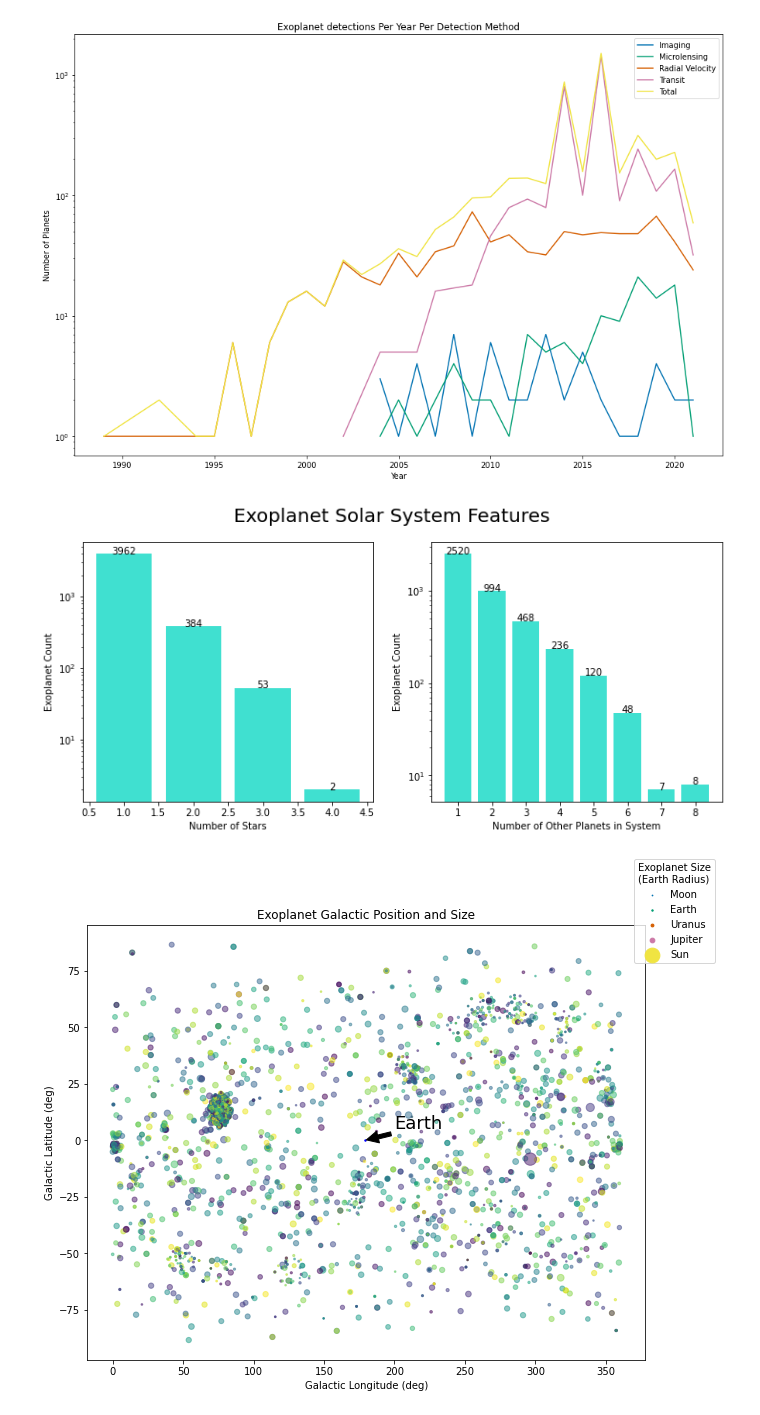
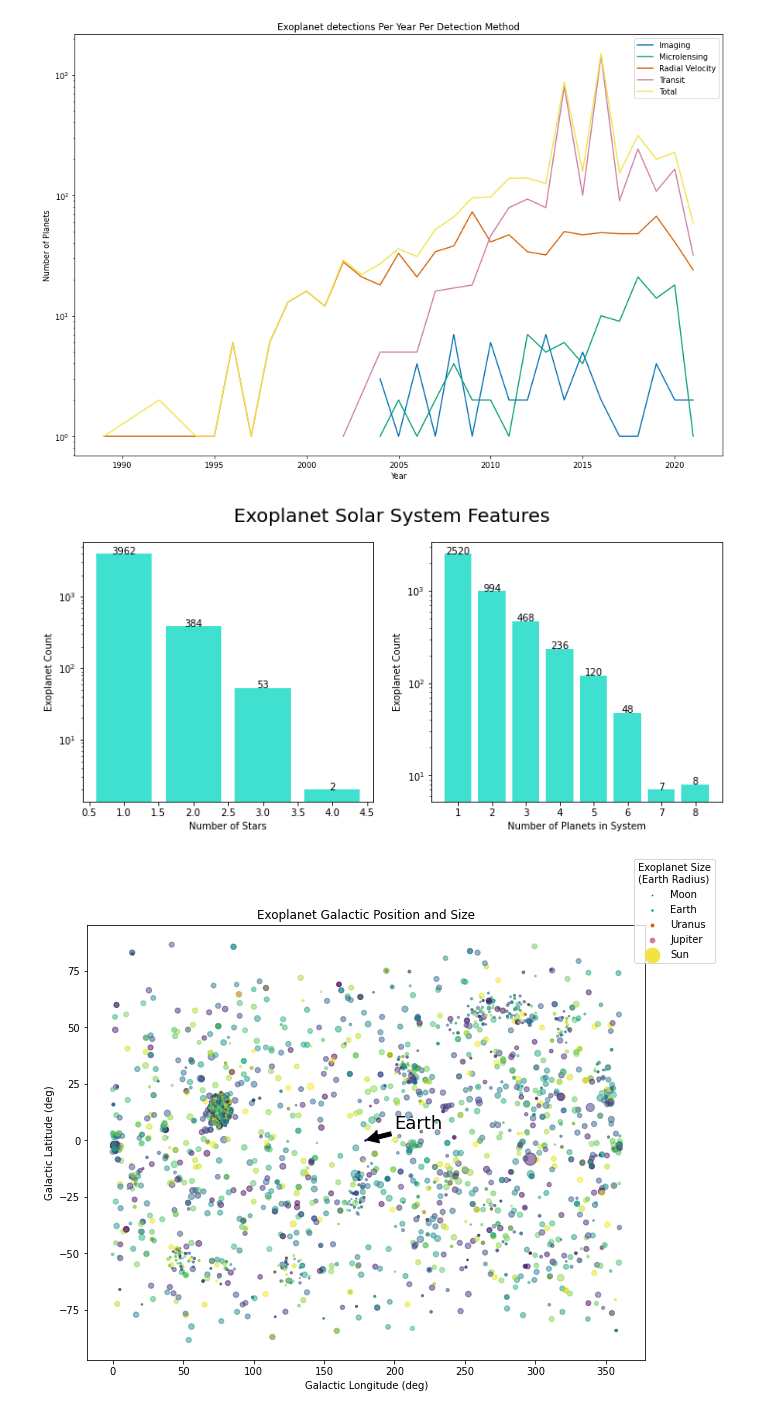
Before and after one commit to jstodd867/unearthing-other-worlds, a Jupyter notebook: notebooks/EDA.ipynb, the cells around one changed output. Cells and saved outputs as stored; diff of their text form; code cells hidden in the pictures.

```diff
--- a/notebooks/EDA.ipynb
+++ b/notebooks/EDA.ipynb
@@ -120,17 +120,17 @@ Text(0, 0.5, 'Number of Planets')
 # %%
 # Create bar plots of exoplanet host solar system features
 
 ylabel = 'Exoplanet Count' # define common y label for both features
 
 fig, axs = plt.subplots(1,2,figsize = (12,5))
 fig.suptitle('Exoplanet Solar System Features', fontsize = 20)
 plots.feature_bar_plot(axs[0], planet_data['sy_snum'], 'v', ' ', "Number of Stars", ylabel, sort=True)
 axs[0].set_yscale('log')
 
-plots.feature_bar_plot(axs[1], planet_data['sy_pnum'], 'v', ' ', 'Number of Other Planets in System', ylabel, sort=True)
+plots.feature_bar_plot(axs[1], planet_data['sy_pnum'], 'v', ' ', 'Number of Planets in System', ylabel, sort=True)
 axs[1].set_yscale('log')
 # %% [output]
-[figure, old version]
+[figure, new version]
 # %%
 # Plot lat, long, size scaled to planet radius
 fig,ax3 = plt.subplots(figsize=(10,8))
```
Also changed, not shown: 1 other file.
